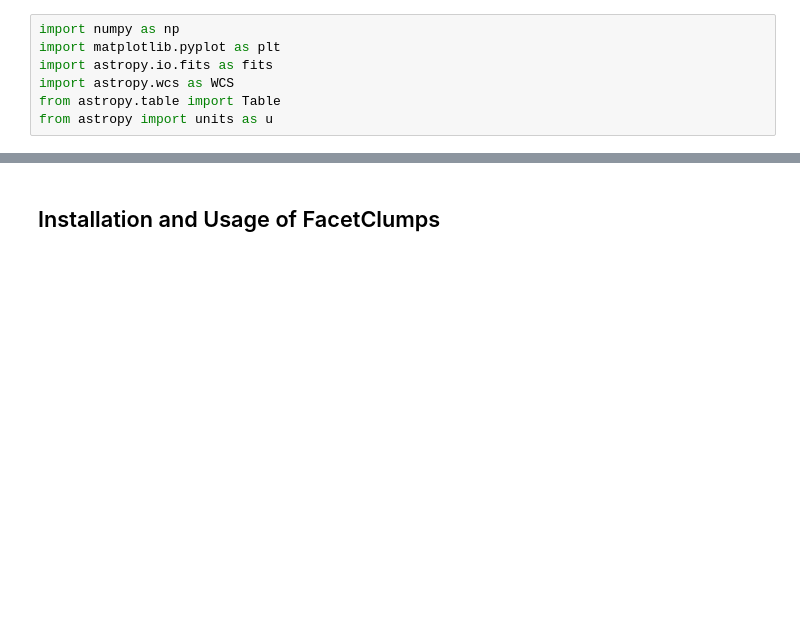
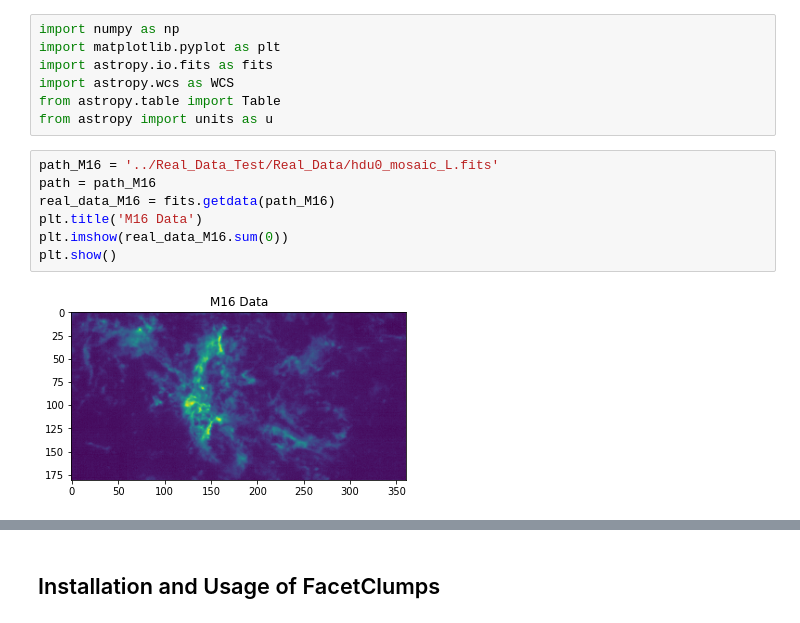
Before and after one commit to JiangYuTS/FacetClumps, a Jupyter notebook: Examples/Examples_Files_FacetClumps.ipynb, the cells around one changed output, grey strips where cells are left out. Saved outputs shown, nothing was run; the diff lists cells and outputs as text; blank space fills up the shorter version.

```diff
--- a/Examples/Examples_Files_FacetClumps.ipynb
+++ b/Examples/Examples_Files_FacetClumps.ipynb
@@ -5,6 +5,15 @@ import astropy.io.fits as fits
 import astropy.wcs as WCS
 from astropy.table import Table
 from astropy import units as u
+# %%
+path_M16 = '../Real_Data_Test/Real_Data/hdu0_mosaic_L.fits'
+path = path_M16
+real_data_M16 = fits.getdata(path_M16)
+plt.title('M16 Data')
+plt.imshow(real_data_M16.sum(0))
+plt.show()
+# %% [output]
+[figure, added]
 # %%
 path_M17_13 = '../Real_Data_Test/Real_Data/M17_13CO_Part.fits'
 path = path_M17_13
```
Also changed, not shown: parts of 9 cells of this notebook.
